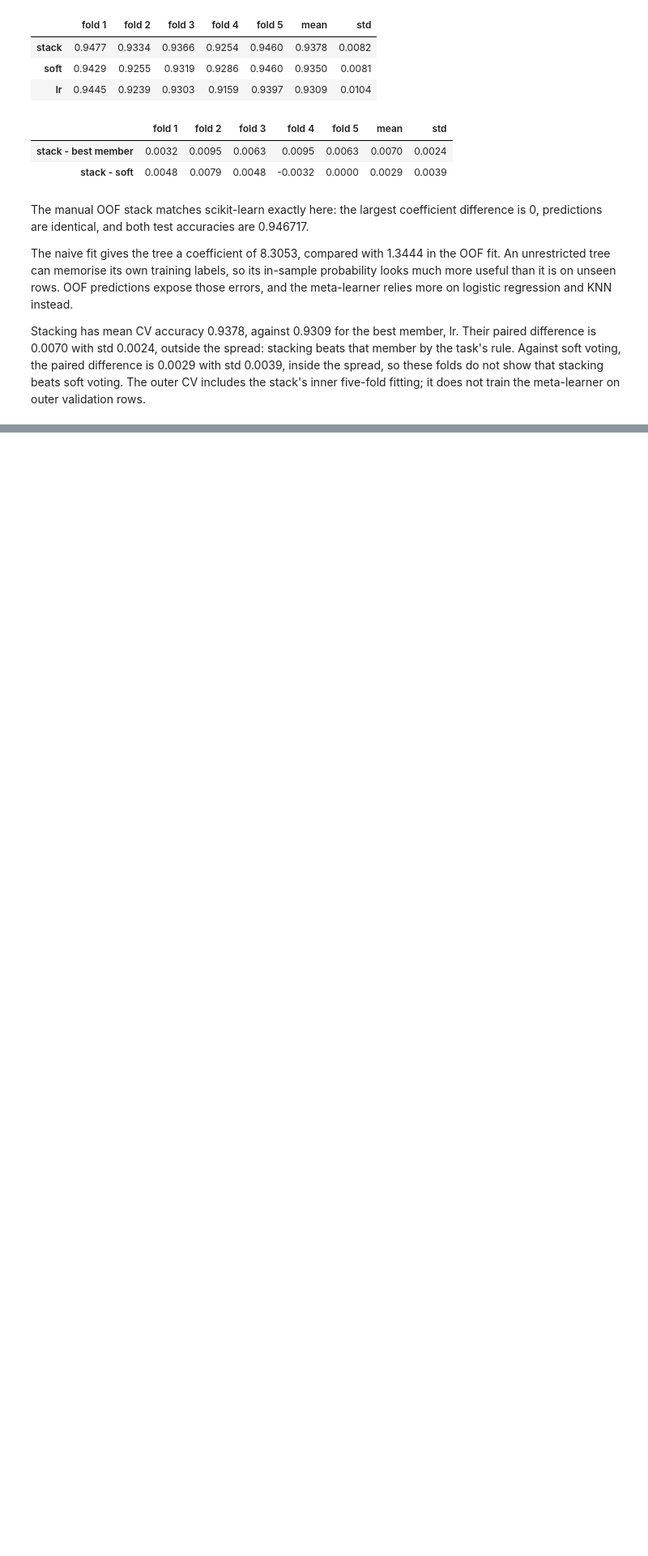
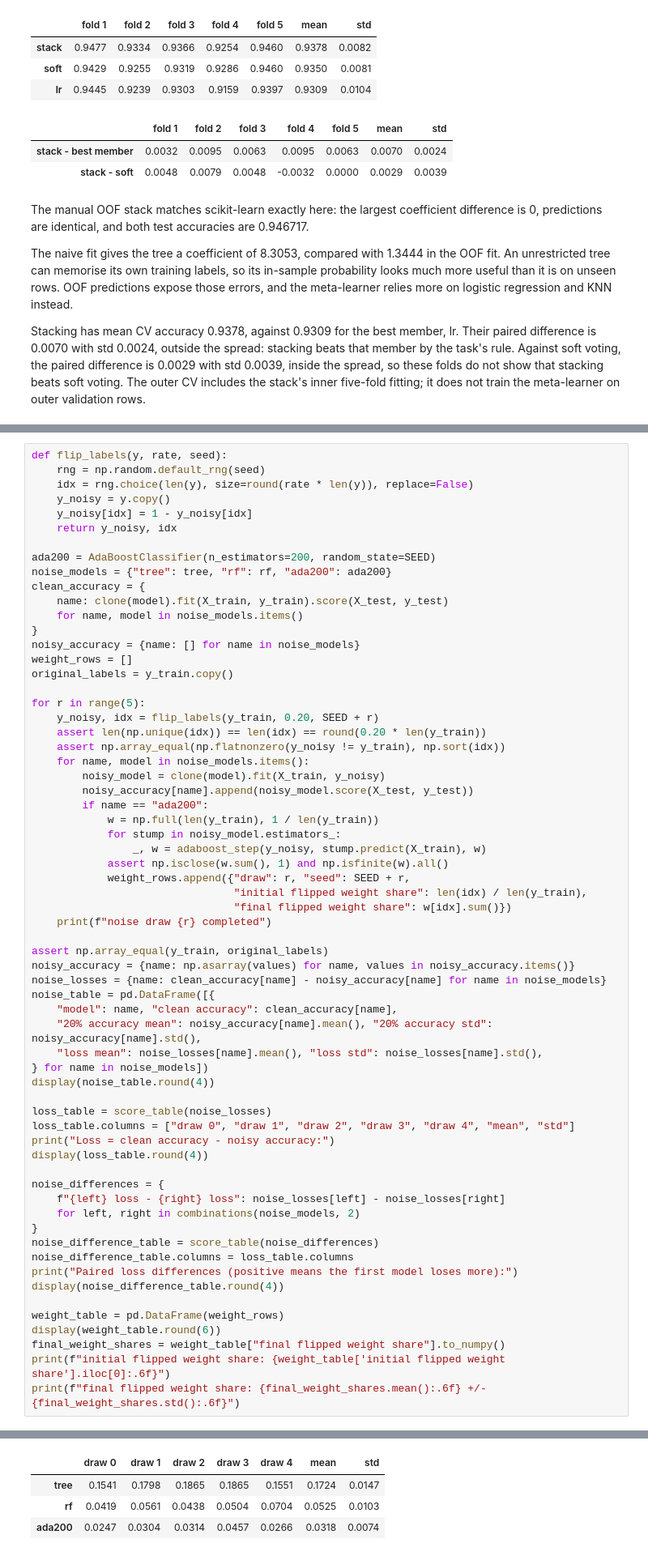
Before and after one commit to danii1kq/li_ML_task_4, a Jupyter notebook: li_task4.ipynb, the cells around one changed output, grey strips where cells are left out. Shown at 81% size. Drawn from its saved outputs; the diff is of its cells as text; blank space fills up the shorter version.

```diff
--- a/li_task4.ipynb
+++ b/li_task4.ipynb
@@ -449,0 +596,65 @@ Stacking has mean CV accuracy 0.9378, against 0.9309 for the best member, lr. Th
+# %%
+def flip_labels(y, rate, seed):
+    rng = np.random.default_rng(seed)
+    idx = rng.choice(len(y), size=round(rate * len(y)), replace=False)
+    y_noisy = y.copy()
+    y_noisy[idx] = 1 - y_noisy[idx]
+    return y_noisy, idx
+
+ada200 = AdaBoostClassifier(n_estimators=200, random_state=SEED)
+noise_models = {"tree": tree, "rf": rf, "ada200": ada200}
+clean_accuracy = {
+    name: clone(model).fit(X_train, y_train).score(X_test, y_test)
+    for name, model in noise_models.items()
+}
+noisy_accuracy = {name: [] for name in noise_models}
+weight_rows = []
+original_labels = y_train.copy()
+
+for r in range(5):
+    y_noisy, idx = flip_labels(y_train, 0.20, SEED + r)
+    assert len(np.unique(idx)) == len(idx) == round(0.20 * len(y_train))
+    assert np.array_equal(np.flatnonzero(y_noisy != y_train), np.sort(idx))
+    for name, model in noise_models.items():
+        noisy_model = clone(model).fit(X_train, y_noisy)
+        noisy_accuracy[name].append(noisy_model.score(X_test, y_test))
+        if name == "ada200":
+            w = np.full(len(y_train), 1 / len(y_train))
+            for stump in noisy_model.estimators_:
+                _, w = adaboost_step(y_noisy, stump.predict(X_train), w)
+            assert np.isclose(w.sum(), 1) and np.isfinite(w).all()
+            weight_rows.append({"draw": r, "seed": SEED + r,
+                                "initial flipped weight share": len(idx) / len(y_train),
+                                "final flipped weight share": w[idx].sum()})
+    print(f"noise draw {r} completed")
+
+assert np.array_equal(y_train, original_labels)
+noisy_accuracy = {name: np.asarray(values) for name, values in noisy_accuracy.items()}
+noise_losses = {name: clean_accuracy[name] - noisy_accuracy[name] for name in noise_models}
+noise_table = pd.DataFrame([{
+    "model": name, "clean accuracy": clean_accuracy[name],
+    "20% accuracy mean": noisy_accuracy[name].mean(), "20% accuracy std": noisy_accuracy[name].std(),
+    "loss mean": noise_losses[name].mean(), "loss std": noise_losses[name].std(),
+} for name in noise_models])
+display(noise_table.round(4))
+
+loss_table = score_table(noise_losses)
+loss_table.columns = ["draw 0", "draw 1", "draw 2", "draw 3", "draw 4", "mean", "std"]
+print("Loss = clean accuracy - noisy accuracy:")
+display(loss_table.round(4))
+
+noise_differences = {
+    f"{left} loss - {right} loss": noise_losses[left] - noise_losses[right]
+    for left, right in combinations(noise_models, 2)
+}
+noise_difference_table = score_table(noise_differences)
+noise_difference_table.columns = loss_table.columns
+print("Paired loss differences (positive means the first model loses more):")
+display(noise_difference_table.round(4))
+
+weight_table = pd.DataFrame(weight_rows)
+display(weight_table.round(6))
+final_weight_shares = weight_table["final flipped weight share"].to_numpy()
+print(f"initial flipped weight share: {weight_table['initial flipped weight share'].iloc[0]:.6f}")
+print(f"final flipped weight share: {final_weight_shares.mean():.6f} +/- {final_weight_shares.std():.6f}")
+# %% [output]
@@ -449,0 +671,4 @@ Stacking has mean CV accuracy 0.9378, against 0.9309 for the best member, lr. Th
+|  | draw 0 | draw 1 | draw 2 | draw 3 | draw 4 | mean | std |
+| tree | 0.1541 | 0.1798 | 0.1865 | 0.1865 | 0.1551 | 0.1724 | 0.0147 |
+| rf | 0.0419 | 0.0561 | 0.0438 | 0.0504 | 0.0704 | 0.0525 | 0.0103 |
+| ada200 | 0.0247 | 0.0304 | 0.0314 | 0.0457 | 0.0266 | 0.0318 | 0.0074 |
```
Also changed, not shown: parts of 12 cells of this notebook.
